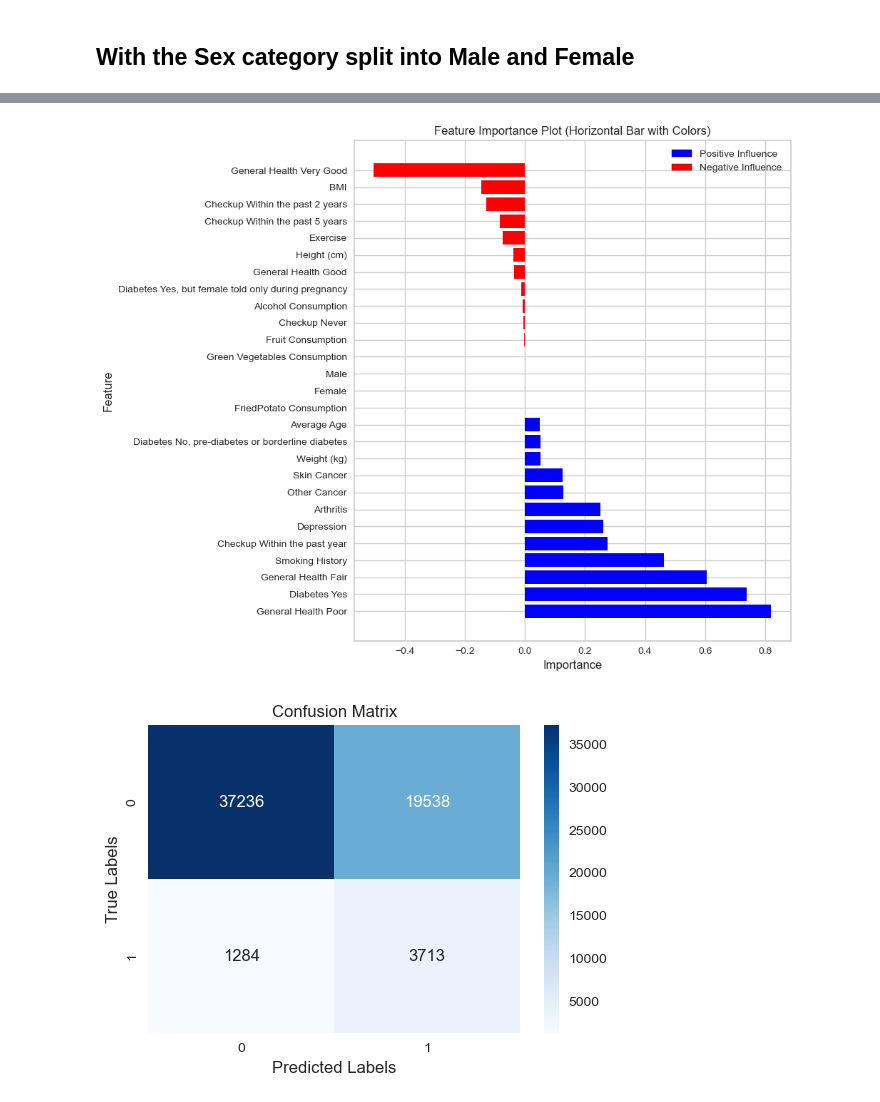
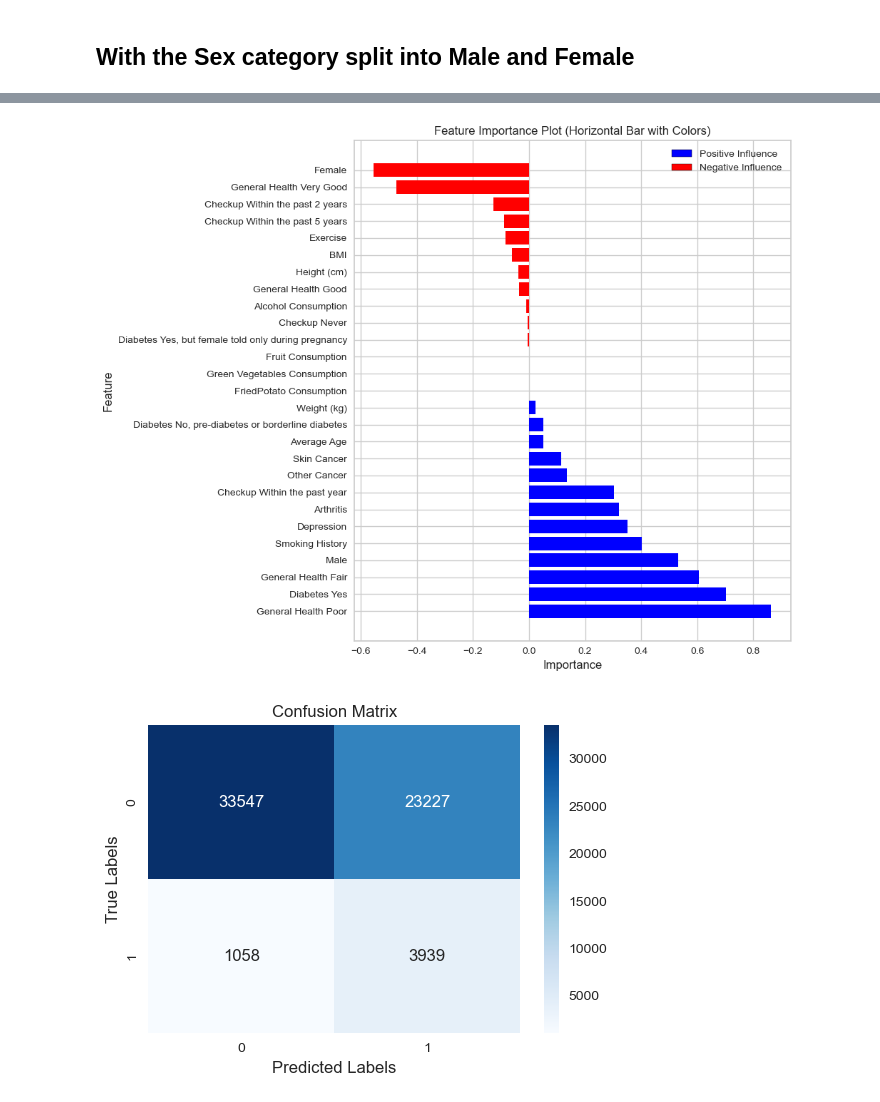
Before and after one commit to bobebend/Cardiovascular_diseases_risk_prediction, a Jupyter notebook: notebooks/LogisticRegessFinal.ipynb, the cells around one changed output, grey strips where cells are left out. Drawn from its saved outputs; the diff is of its cells as text; code cells hidden in the pictures.

Commit message:
Reinvented to whell and most graphs

```diff
--- a/notebooks/LogisticRegessFinal.ipynb
+++ b/notebooks/LogisticRegessFinal.ipynb
@@ -99,3 +97,14 @@ cardio.head()
 # %%
 # Convert 'Female' and 'Male' in the 'Sex' column to 0 and 1, respectively
 cardio['Sex'] = cardio['Sex'].replace({'Female': 0, 'Male': 1})
+
+# Create new binary columns for 'Male' and 'Female'
+cardio['Male'] = (cardio['Sex'] == 1).astype(int)
+cardio['Female'] = (cardio['Sex'] == 0).astype(int)
+
+# Drop the original 'Sex' column
+cardio.drop(columns=['Sex'], inplace=True)
+
+# Verify the counts in 'Male' and 'Female' columns
+print(cardio['Male'].value_counts())
+print(cardio['Female'].value_counts())
@@ -510,13 +536,10 @@ weighted avg   0.912987  0.740445  0.797833  61771.000000
 # %% [markdown]
 ## With the Sex category split into Male and Female
 # %%
-# Create new binary columns for 'Male' and 'Female'
-cardio['Male'] = (cardio['Sex'] == 'Male').astype(int)
-cardio['Female'] = (cardio['Sex'] == 'Female').astype(int)
+# Split the data into features (X) and target (y)
+X = cardio.drop(columns=['Heart_Disease'])
+y = cardio['Heart_Disease']
 
-# Define the dependent variable (target) and independent variables (features)
-y = cardio['Heart_Disease']  # Dependent variable
-X = cardio.drop(columns=['Heart_Disease', 'Sex'])  # Independent variables
 
 # Split the data into training and testing sets
 X_train, X_test, y_train, y_test = train_test_split(X, y, test_size=0.20, random_state=42)
@@ -554,6 +577,8 @@ y_pred_binary = (y_pred >= 0.5).astype(int)
 print("\nClassification Report on Testing Data:")
 print(classification_report(y_test, y_pred_binary))
 
+#====================================================================
+# Feature Importance Plot
 # Get feature names from cardio dataset
 feature_names = X.columns
 
@@ -589,6 +614,8 @@ plt.legend(handles=legend_handles)
 
 plt.show()
 
+
+#=====================================================================
 # Calculate the confusion matrix
 conf_matrix = confusion_matrix(y_test, y_pred_binary)
 
@@ -600,6 +627,8 @@ plt.ylabel('True Labels')
 plt.title('Confusion Matrix')
 plt.show()
 
+
+#==================================================================
 # Calculate the ROC curve
 fpr, tpr, thresholds = roc_curve(y_test, y_pred)
 
@@ -634,2 +663,2 @@ weighted avg       0.90      0.66      0.74     61771
-[figure, old version]
+[figure, new version]
-[figure, old version]
+[figure, new version]
```
Also changed, not shown: parts of 14 cells of this notebook, 19 other files.
